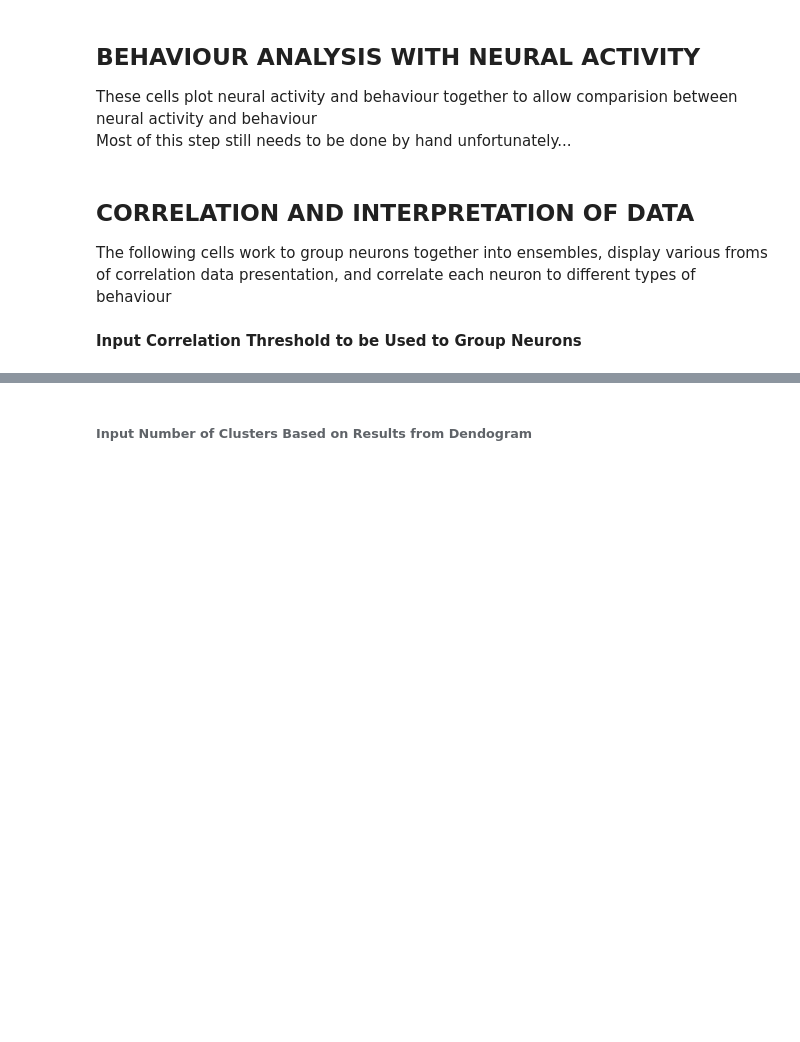
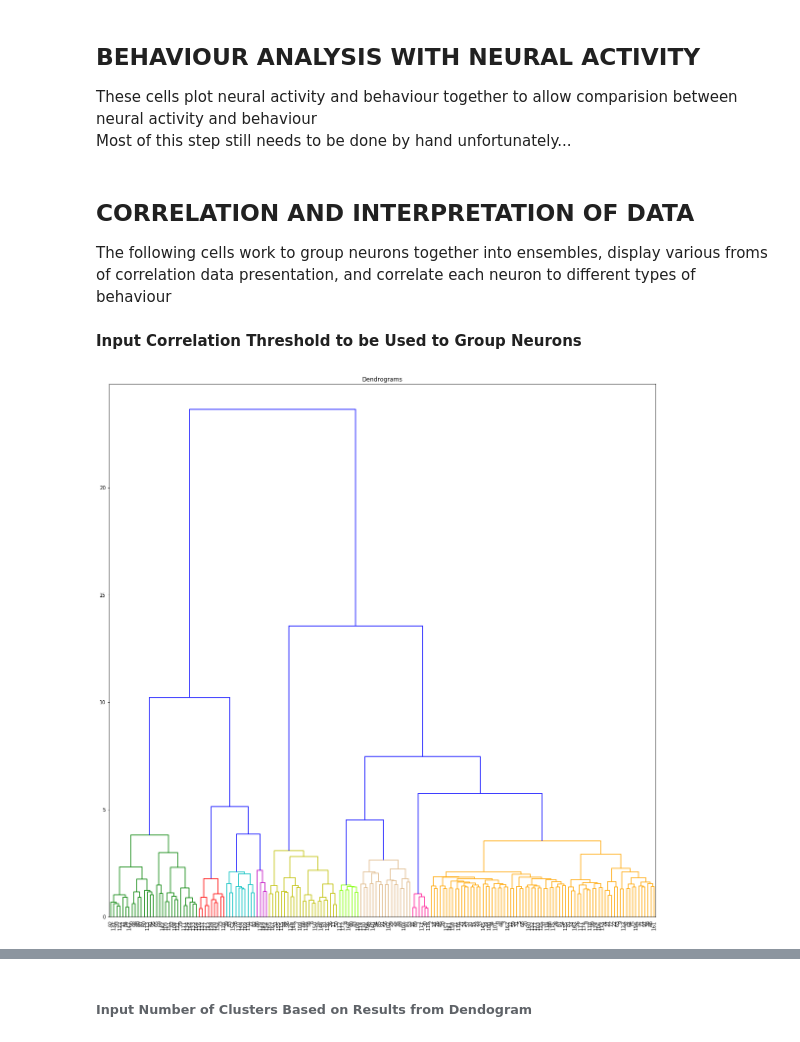
Before and after one commit to N0AHt/Hydra_CalciumImaging_Analysis, a Jupyter notebook: Single_Cell_Hydra_AnalysisV4.ipynb, the cells around one changed output, grey strips where cells are left out. Cells and saved outputs as stored; diff of their text form; code cells hidden in the pictures; blank space fills up the shorter version.

```diff
--- a/Single_Cell_Hydra_AnalysisV4.ipynb
+++ b/Single_Cell_Hydra_AnalysisV4.ipynb
@@ -1215,11 +1230,13 @@ dend = shc.dendrogram(shc.linkage(CaSignal_norm, method='ward'),leaf_font_size=1
 # %%
 CaSignal_norm = spikes_signal_dR
 df = pd.DataFrame(np.transpose(CaSignal_norm))
 plt.figure(figsize=(20, 20))
 plt.title("Dendrograms")
 palette = ['g','r','c','m','y','chartreuse','burlywood','DeepPink','orange']
 shc.set_link_color_palette(palette)
-dend = shc.dendrogram(shc.linkage(df.corr(), method='ward'),leaf_font_size=10,color_threshold = 3.9)
+dend = shc.dendrogram(shc.linkage(df.corr(), method='ward'),leaf_font_size=10,color_threshold = 3.8)
+# %% [output]
+[figure, added]
 # %%
 cluster_info = get_cluster_classes(dend)
 get_cluster_classes(dend)
```
Also changed, not shown: parts of 10 cells of this notebook.
